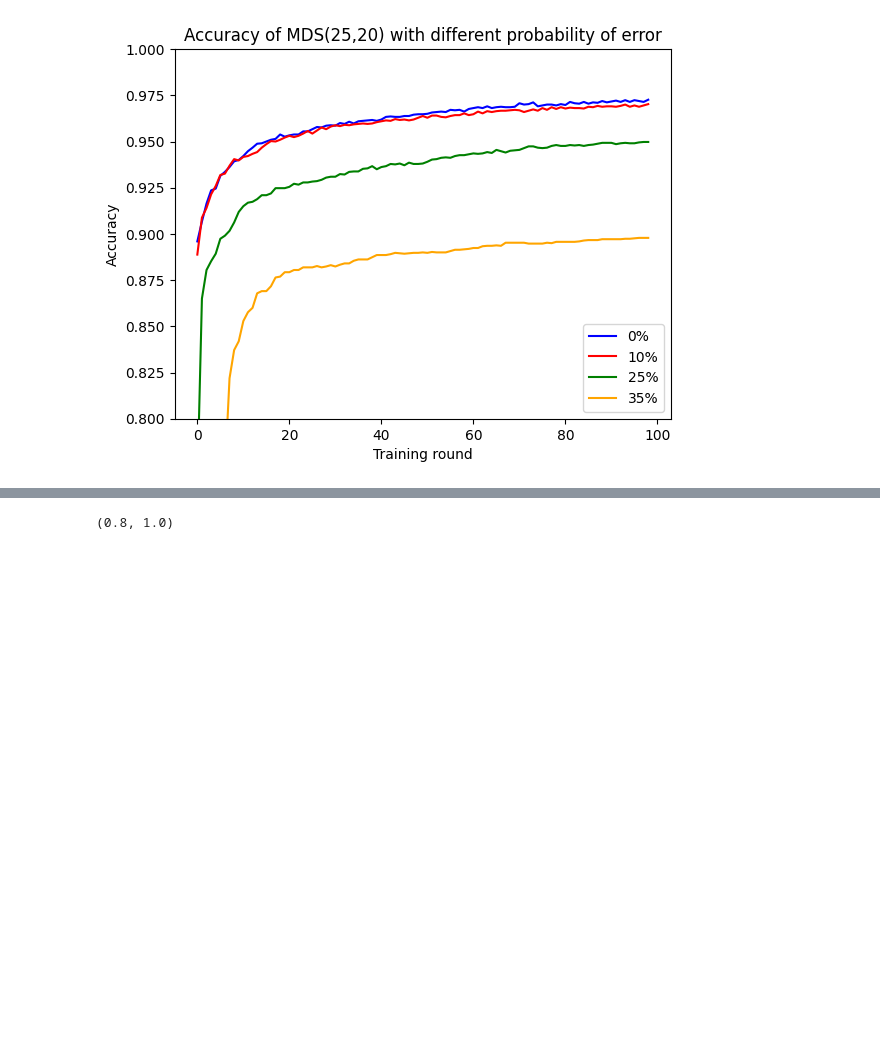
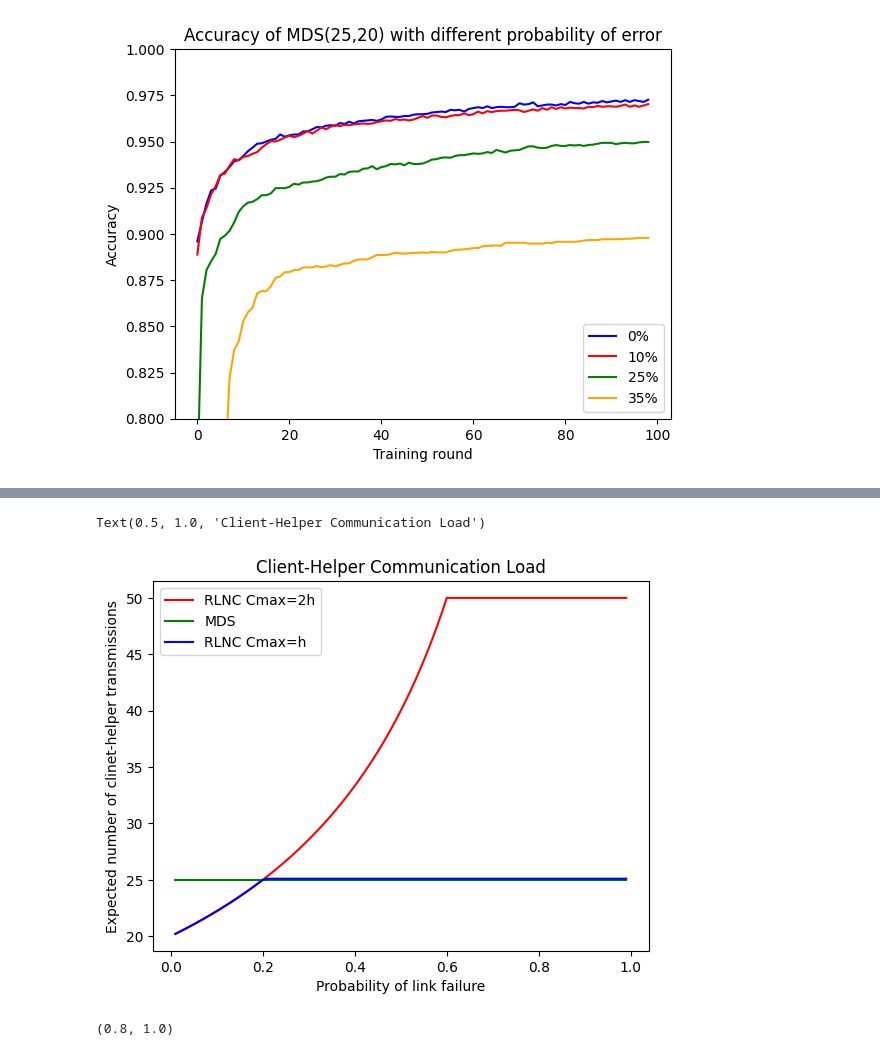
Before and after one commit to MdNaseerHussain/FedML, a Jupyter notebook: rough.ipynb, the cells around one changed output, grey strips where cells are left out. Drawn from its saved outputs; the diff is of its cells as text; code cells hidden in the pictures; blank space fills up the shorter version.

```diff
--- a/rough.ipynb
+++ b/rough.ipynb
@@ -121,3 +124,24 @@ Text(0, 0.5, 'Expected number of clinet-helper transmissions')
+# %%
+import matplotlib.pyplot as plt
+
+errors = []
+for i in range(1, 100):
+    errors.append(i/100)
+
+overlapping = 0.6
+Th = [min(20/(1-p), 25.1) for p in errors]
+T2h = [min(20/(1-p), 50) for p in errors]
+MDS = [25 for p in errors]
+plt.plot(errors, T2h, color="red")
+plt.plot(errors, MDS, color="green")
+plt.plot(errors, Th, color="blue")
+plt.legend(["RLNC Cmax=2h", "MDS", "RLNC Cmax=h"])
+plt.xlabel("Probability of link failure")
+plt.ylabel("Expected number of clinet-helper transmissions")
+plt.title("Client-Helper Communication Load")
+# %% [output]
+Text(0.5, 1.0, 'Client-Helper Communication Load')
+[figure, added]
 # %%
 import matplotlib.pyplot as plt
 import pandas as pd
```
Also changed, not shown: parts of 2 cells of this notebook.
